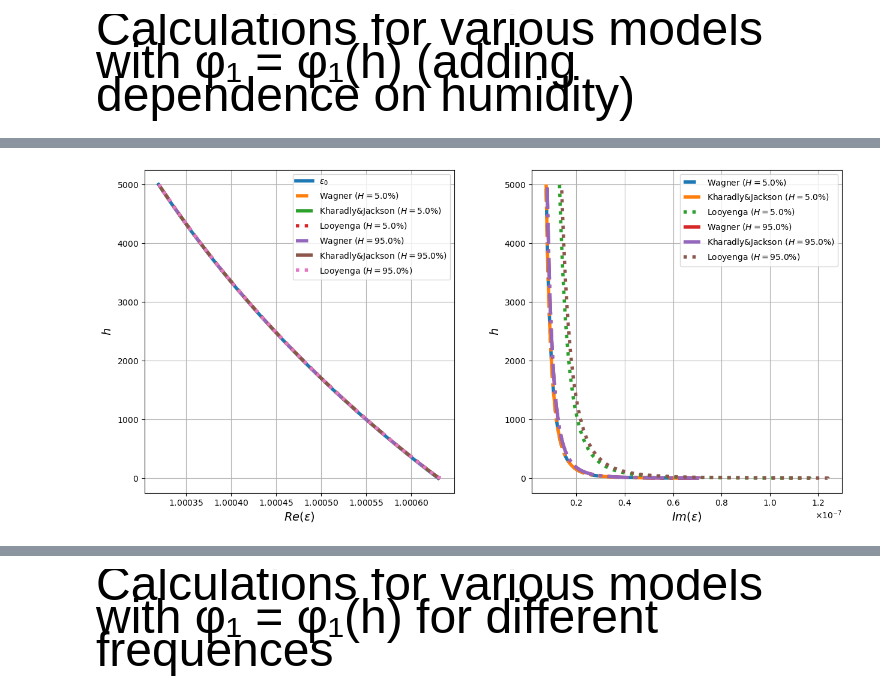
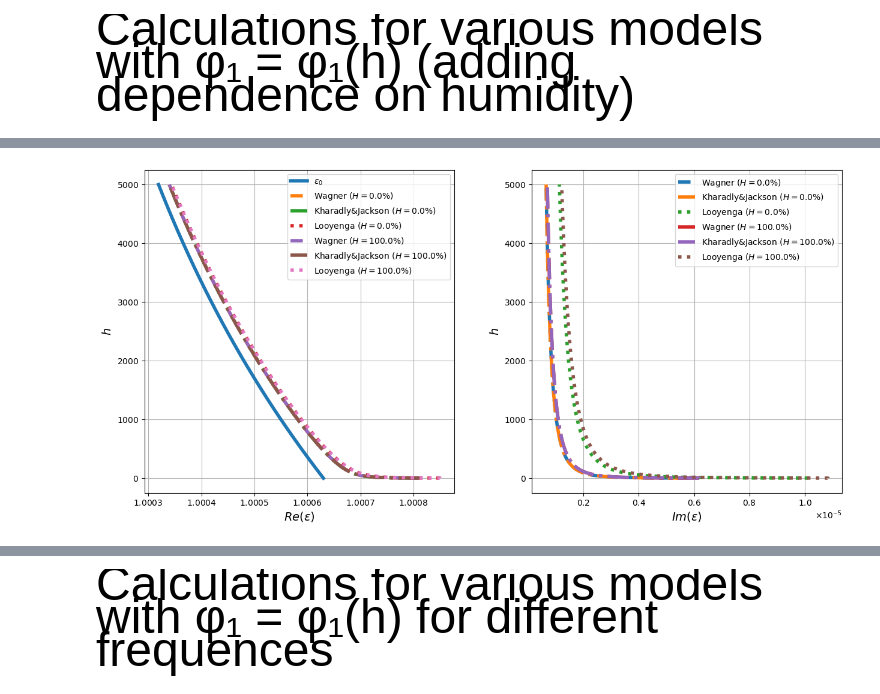
Before and after one commit to Margo-10/pe_radiowaves, a Jupyter notebook: pe_radiowaves.ipynb, the cells around one changed output, grey strips where cells are left out. Saved outputs shown, nothing was run; the diff lists cells and outputs as text; code cells hidden in the pictures.

```diff
--- a/pe_radiowaves.ipynb
+++ b/pe_radiowaves.ipynb
@@ -162,0 +200,4 @@ plt.show()
+# %%
+for i in range(H_max*coeff+1):
+    eps_l_complex[i] = pow((phi_1_arr[i]*(pow(eps_1,1.0/3.0)-pow(eps_0[i],1.0/3.0)) + pow(eps_0[i],1.0/3.0)), 3)
+    eps_l_complex[i] = eps_l_complex[i].imag
@@ -169,7 +238,7 @@ b=0.28
 rho=2440.0
 
 #visibility
-V_0 = 6.5; #meters
+V_0 = 0.1; #meters
 h_0 = 2.0
 
 #for Libya and Sudan
@@ -279,8 +348,26 @@ plt.show()
 
 <span style="font-size: 48px;">Calculations for various models with φ₁ = φ₁(h) (adding dependence on humidity)</span>
 # %%
-cols = 20
-Humidity = np.linspace(0,1,cols+1)
-eps_1 = [0]*(cols+1)
+cols = 2
+Humidity = np.linspace(0,1,cols)
+eps_1 = [0]*(cols)
 for i in range(cols):
     eps_1[i]= (4.56 + 0.04*Humidity[i] - 7.78*pow(Humidity[i],2)*1.e-4 + 5.56*pow(Humidity[i],3)*1.e-6) + cmath.sqrt(-1)*(0.251+ 0.02*Humidity[i] - 3.71*pow(Humidity[i],2)*1.e-4 + 2.76*pow(Humidity[i],3)*1.e-6)
+# %%
+b=0.28
+rho=2440.0
+
+#visibility
+V_0 = 0.1; #meters
+h_0 = 2.0
+
+#for Libya and Sudan
+gamma = 1.07
+C = 2.3*1.e-2
+new_range = 2*coeff
+
+for i in range(H_max*coeff+1):
+    if i<new_range :
+        phi_1_arr[i] = C*pow(h_0/h_0,b)/(rho*pow(V_0,gamma))
+    else:
+        phi_1_arr[i] = C*pow(h_0/h[i],b)/(rho*pow(V_0,gamma))
@@ -322,39 +429,39 @@ for i in range(H_max * coeff + 1):
         eps_l_complex[i][j] = (pow((phi_1_arr[i]*(pow(eps_1[j],1.0/3.0)-pow(eps_0[i],1.0/3.0)) + pow(eps_0[i],1.0/3.0)), 3))
 eps_l_complex= np.imag(eps_l_complex)
 # %%
-indx_begin = 1
-indx_end = 19
+indx_begin = 0
+indx_end = 1
 
 fig, axs = plt.subplots(1, 2, figsize=(15, 7), gridspec_kw={'wspace': 0.25} )
 #fig.suptitle('Добавление влажности ($H = {} \% $)'.format(Humidity*100))
 
 axs[0].plot(eps_0, h,  label='$ε_0$', linewidth='4', linestyle='-')
 axs[0].plot(eps_w_real[:,indx_begin], h,  label='Wagner ($H = {} \% $)'.format(Humidity[indx_begin]*100), linewidth='4', linestyle='--')
 axs[0].plot(eps_kj_real[:,indx_begin],h, label='Kharadly&Jackson ($H = {} \% $)'.format(Humidity[indx_begin]*100), linewidth='4',  linestyle='-.')
 axs[0].plot(eps_l_real[:,indx_begin],h,  label='Looyenga ($H = {} \% $)'.format(Humidity[indx_begin]*100), linewidth='4', linestyle=':')
 axs[0].plot(eps_w_real[:,indx_end], h,  label='Wagner ($H = {} \% $)'.format(Humidity[indx_end]*100), linewidth='4', linestyle='--')
 axs[0].plot(eps_kj_real[:,indx_end],h, label='Kharadly&Jackson ($H = {} \% $)'.format(Humidity[indx_end]*100), linewidth='4',  linestyle='-.')
 axs[0].plot(eps_l_real[:,indx_end], h,  label='Looyenga ($H = {} \% $)'.format(Humidity[indx_end]*100), linewidth='4', linestyle=':')
 axs[0].set_ylabel('$h$', fontsize=14)
 axs[0].set_xlabel('$Re(ε)$', fontsize=14) #, labelpad=18)
 #axs[0].set_title('Стандартная рефракция без пыли')
 axs[0].ticklabel_format(style='scientific', axis='Both', useMathText=True, useOffset=False)
 axs[0].grid(True)
 axs[0].legend()
 
 axs[1].plot(eps_w_complex[:,indx_begin], h,  label='Wagner ($H = {} \% $)'.format(Humidity[indx_begin]*100), linewidth='4', linestyle='--')
 axs[1].plot(eps_kj_complex[:,indx_begin],h,  label='Kharadly&Jackson ($H = {} \% $)'.format(Humidity[indx_begin]*100), linewidth='4', linestyle='-.')
 axs[1].plot(eps_l_complex[:,indx_begin],h,  label='Looyenga ($H = {} \% $)'.format(Humidity[indx_begin]*100), linewidth='4', linestyle=':')
 axs[1].plot(eps_w_complex[:,indx_end], h,  label='Wagner ($H = {} \% $)'.format(Humidity[indx_end]*100), linewidth='4', linestyle='-.')
 axs[1].plot(eps_kj_complex[:,indx_end],h,  label='Kharadly&Jackson ($H = {} \% $)'.format(Humidity[indx_end]*100), linewidth='4', linestyle='-.')
 axs[1].plot(eps_l_complex[:,indx_end],h,  label='Looyenga ($H = {} \% $)'.format(Humidity[indx_end]*100), linewidth='4', linestyle=':')
 axs[1].set_xlabel('$Im(ε)$', fontsize=14) #, labelpad=18)
 axs[1].set_ylabel('$h$', fontsize=14)
 # axs[1].set_title()
 axs[1].ticklabel_format(style='scientific', axis='Both', useMathText=True, useOffset=False)
 axs[1].grid(True)
 axs[1].legend()
 
 plt.show()
 # %% [output]
-[figure, old version]
+[figure, new version]
```
Also changed, not shown: parts of 35 cells of this notebook.
